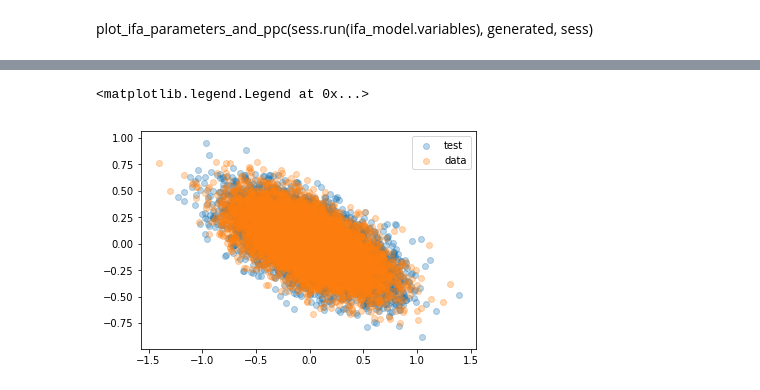
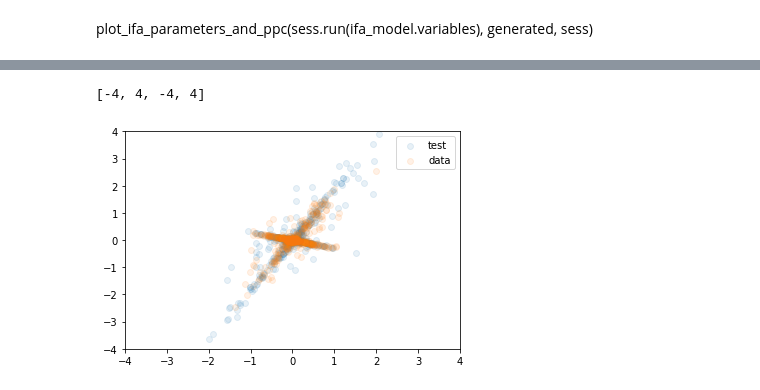
Before and after one commit to deoxyribose/FactOrCluster, a Jupyter notebook: notebooks/cifa_validation.ipynb, the cells around one changed output, grey strips where cells are left out. Saved outputs shown, nothing was run; the diff lists cells and outputs as text; code cells hidden in the pictures.

```diff
--- a/notebooks/cifa_validation.ipynb
+++ b/notebooks/cifa_validation.ipynb
@@ -24,10 +24,10 @@ from sklearn.decomposition import FastICA, PCA
 # %%
 sess = tf.InteractiveSession()
 # %%
-n_components_in_mixture = 2
-n_sources = 3
+n_components_in_mixture = 5
+n_sources = 2
 n_features = 2
-n_observations = 10000
+n_observations = 1000
 # %%
 ifa_data = Mapper(centeredMarginalizedIndependentFactorAnalysis, 'ifa2', ['data'], n_observations=n_observations, n_components_in_mixture=n_components_in_mixture, n_features=n_features, n_sources=n_sources, mixture_component_var_concentration=.1*3, mixture_component_var_rate=1.*3,data_var_concentration=.1*3,data_var_rate=10.*3)
 ifa_model = Mapper(centeredMarginalizedIndependentFactorAnalysis, 'ifa2', ['data'], n_observations=n_observations, n_components_in_mixture=n_components_in_mixture, n_features=n_features, n_sources=n_sources, mixture_component_var_concentration=.1*1, mixture_component_var_rate=1.*1,data_var_concentration=.1*2,data_var_rate=10.*4)
@@ -115,9 +115,10 @@ plt.plot(learning_curve)
 # %%
 testmodel = centeredMarginalizedIndependentFactorAnalysisTest(n_observations=n_observations, **ifa_model.variables)
 # %%
-plt.scatter(*sess.run(testmodel).T,alpha=0.3,label='test')
-plt.scatter(*generated['data'].T,alpha=0.3,label='data')
+plt.scatter(*sess.run(testmodel).T,alpha=0.1,label='test')
+plt.scatter(*generated['data'].T,alpha=0.1,label='data')
 plt.legend()
+plt.axis([-4,4,-4,4])
 # %% [output]
-<matplotlib.legend.Legend at 0x...>
+[-4, 4, -4, 4]
-[figure, old version]
+[figure, new version]
```
Also changed, not shown: parts of 3 cells of this notebook, 1 other file.
